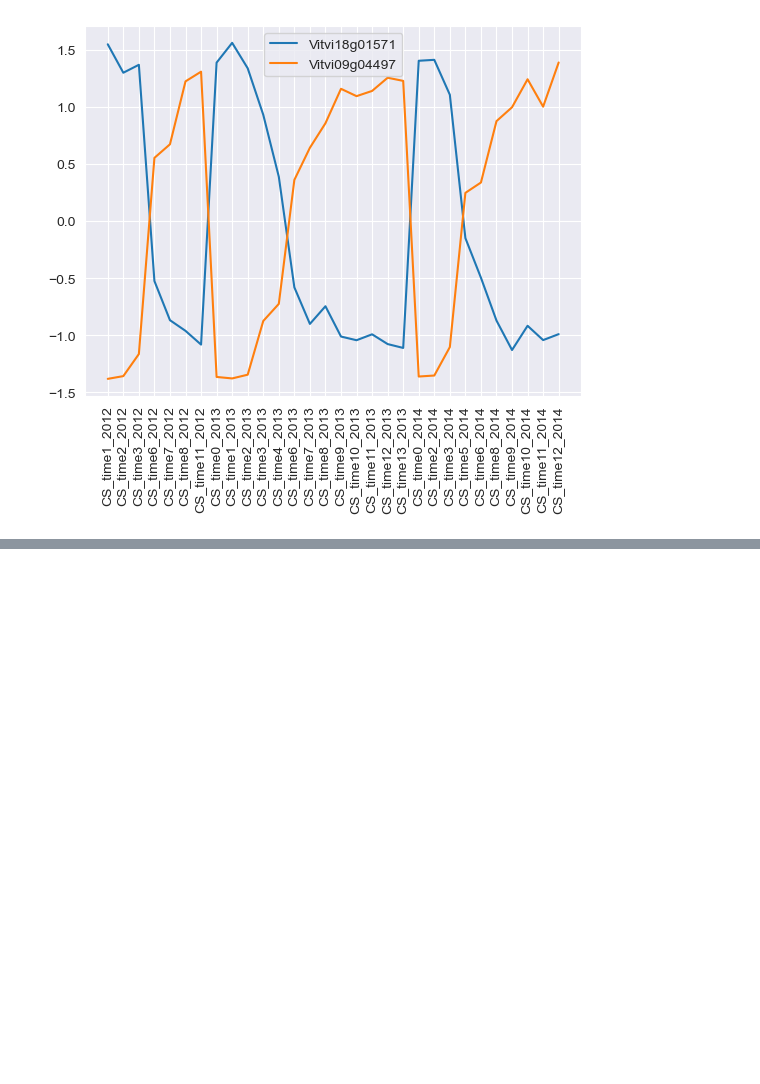
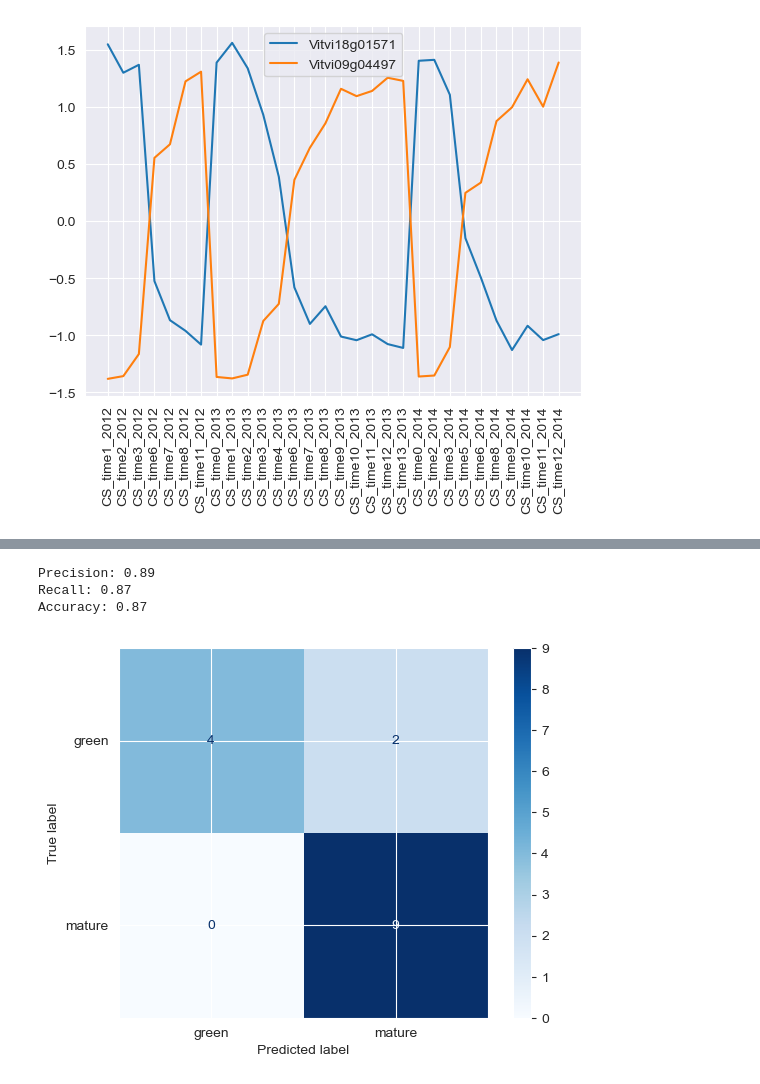
Before and after one commit to martaS95/MM_ML, a Jupyter notebook: src/omics_integration.ipynb, the cells around one changed output, grey strips where cells are left out. Saved outputs shown, nothing was run; the diff lists cells and outputs as text; code cells hidden in the pictures; blank space fills up the shorter version.

```diff
--- a/src/omics_integration.ipynb
+++ b/src/omics_integration.ipynb
@@ -188,0 +242,14 @@ plt.xticks(rotation=90)
+# %%
+lr = LogisticRegression(random_state=0).fit(data_train, y_train)
+y_pred_lr = lr.predict(data_test)
+
+print('Precision: %0.2f' % precision_score(y_test, y_pred_lr, average='weighted'))
+print('Recall: %0.2f' % recall_score(y_test, y_pred_lr, average='weighted'))
+print('Accuracy: %0.2f' % accuracy_score(y_test, y_pred_lr))
+
+cm_lr = ConfusionMatrixDisplay.from_predictions(y_test, y_pred_lr, display_labels=lr.classes_, cmap='Blues')
+# %% [output]
+Precision: 0.89
+Recall: 0.87
+Accuracy: 0.87
+[figure, added]
```
Also changed, not shown: parts of 32 cells of this notebook, 3 other files.
